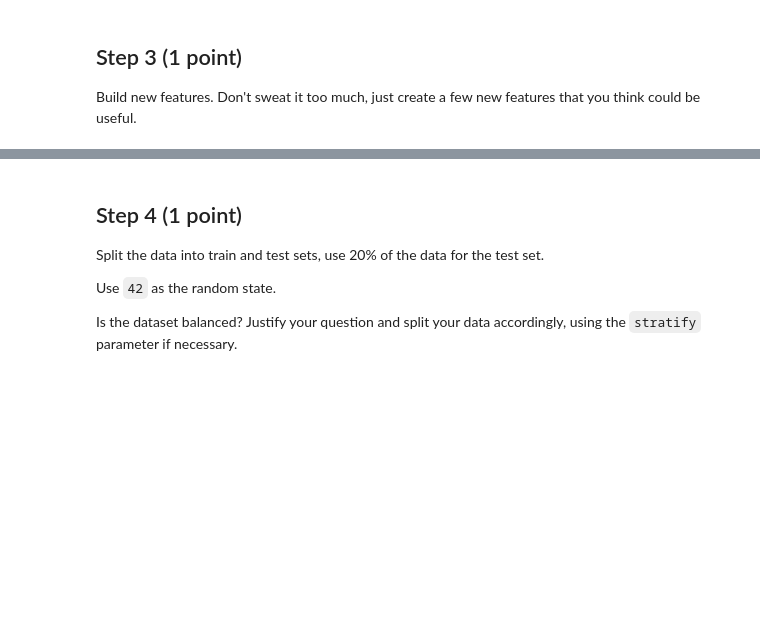
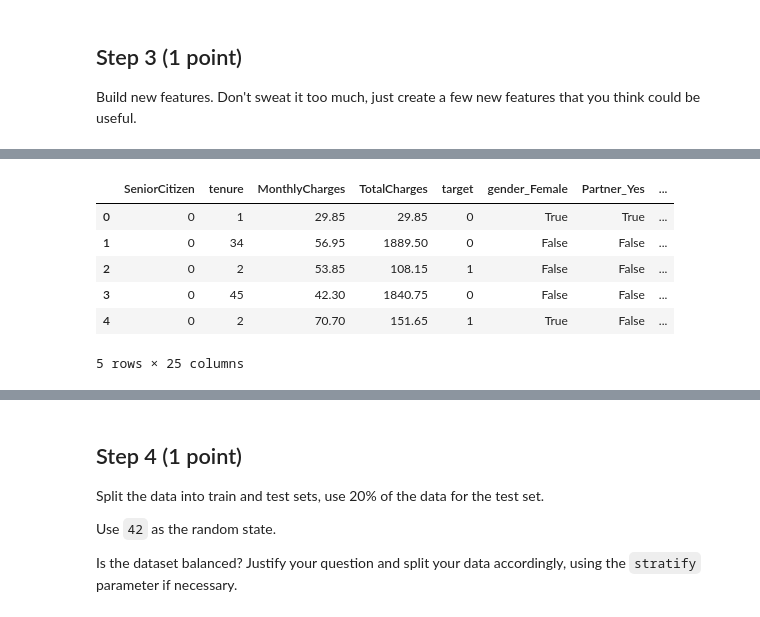
Before and after one commit to luisguareschi/group-project-ml-1, a Jupyter notebook: group_assignment_lg.ipynb, the cells around one changed output, grey strips where cells are left out. Saved outputs shown, nothing was run; the diff lists cells and outputs as text; code cells hidden in the pictures; blank space fills up the shorter version.

```diff
--- a/group_assignment_lg.ipynb
+++ b/group_assignment_lg.ipynb
@@ -74,3 +97,12 @@ df_churn.fillna(0, inplace=True)
 ## Step 3 (1 point)
 
 Build new features. Don't sweat it too much, just create a few new features that you think could be useful.
+# %%
+dummies = pd.get_dummies(df_churn[['gender', 'Partner', 'Dependents', 'PhoneService',
+                         'MultipleLines', 'InternetService', 'OnlineSecurity',
+                         'OnlineBackup', 'DeviceProtection', 'TechSupport',
+                         'StreamingTV', 'StreamingMovies', 'Contract',
+                         'PaperlessBilling', 'PaymentMethod'
+                        ]])
+
+dummies.columns
@@ -76,0 +129,11 @@ Build new features. Don't sweat it too much, just create a few new features that
+# %%
+dummies.drop( ['gender_Male', 'Partner_No', 'Dependents_No',
+              'PhoneService_No', 'MultipleLines_No', 'MultipleLines_No phone service',
+               'InternetService_No', 'OnlineSecurity_No internet service', 'OnlineSecurity_No',
+               'OnlineBackup_No internet service', 'OnlineBackup_No', 'DeviceProtection_No',
+               'DeviceProtection_No internet service', 'TechSupport_No', 'TechSupport_No internet service',
+               'StreamingTV_No', 'StreamingTV_No internet service', 'StreamingMovies_No',
+               'StreamingMovies_No internet service', 'PaperlessBilling_No', 'Contract_Month-to-month'
+              ], axis = 1, inplace = True)
+
+dummies.head()
@@ -77,3 +147,17 @@ Build new features. Don't sweat it too much, just create a few new features that
+# %%
+a = pd.DataFrame(df_churn[['SeniorCitizen', 'tenure', 'MonthlyCharges', 'TotalCharges','target']])
+
+X = pd.concat([a, dummies], axis = 1)
+
+X.head()
+# %% [output]
+|  | SeniorCitizen | tenure | MonthlyCharges | TotalCharges | target | gender_Female | Partner_Yes | ... |
+| 0 | 0 | 1 | 29.85 | 29.85 | 0 | True | True | ... |
+| 1 | 0 | 34 | 56.95 | 1889.50 | 0 | False | False | ... |
+| 2 | 0 | 2 | 53.85 | 108.15 | 1 | False | False | ... |
+| 3 | 0 | 45 | 42.30 | 1840.75 | 0 | False | False | ... |
+| 4 | 0 | 2 | 70.70 | 151.65 | 1 | True | False | ... |
+5 rows × 25 columns
 # %%
 # Create 5 new features
 
```
Also changed, not shown: parts of 6 cells of this notebook.
